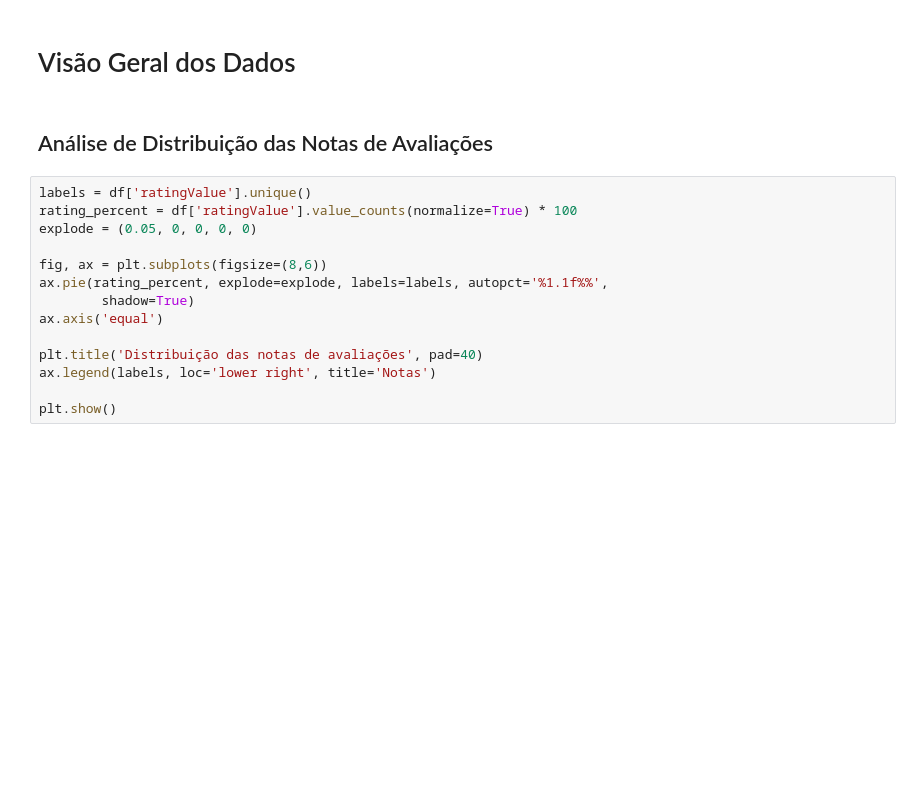
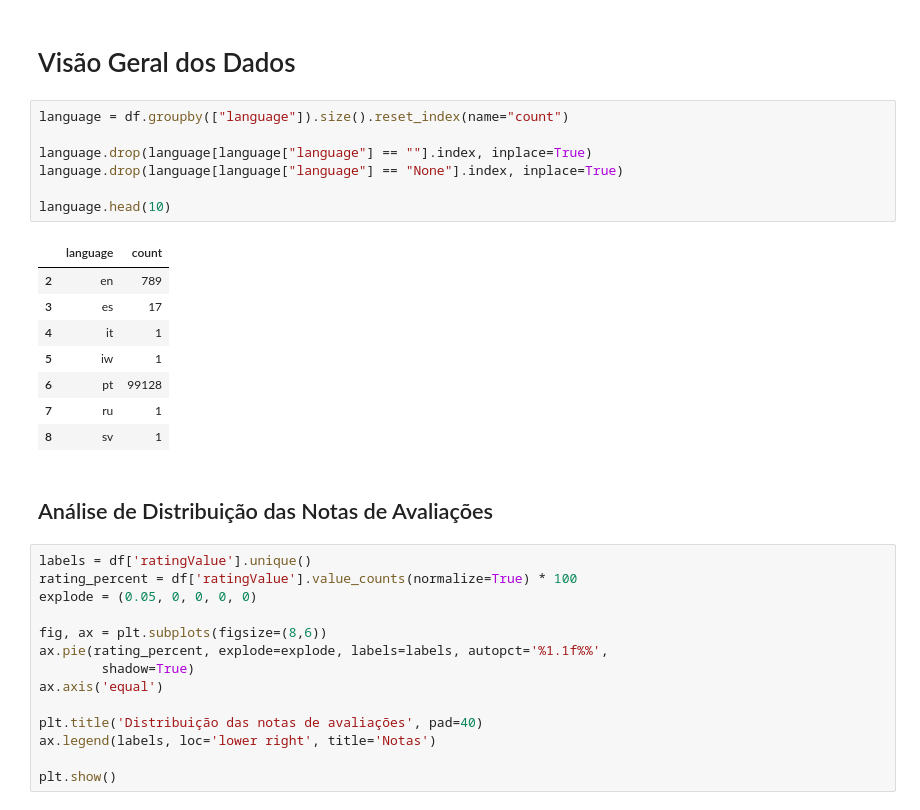
Before and after one commit to kidkmon/Sentiment-Analysis-TripAdvisor, a Jupyter notebook: Analise_sentimentos_TripAdvisor.ipynb, the cells around one changed output. Saved outputs shown, nothing was run; the diff lists cells and outputs as text; blank space fills up the shorter version.

Commit message:
feat: add analysis of language

```diff
--- a/Analise_sentimentos_TripAdvisor.ipynb
+++ b/Analise_sentimentos_TripAdvisor.ipynb
@@ -279,6 +279,22 @@ df.head()
 | 4 | Melhor hamburger! | O melhor hamburger que já comi! E... | pt | False | 28/04/2015 | 5 | {'name': 'Z Deli Sandwich Shop', ... | Rio de Janeiro | ... |
 # %% [markdown]
 # Visão Geral dos Dados
+# %%
+language = df.groupby(["language"]).size().reset_index(name="count")
+
+language.drop(language[language["language"] == ""].index, inplace=True)
+language.drop(language[language["language"] == "None"].index, inplace=True)
+
+language.head(10)
+# %% [output]
+|  | language | count |
+| 2 | en | 789 |
+| 3 | es | 17 |
+| 4 | it | 1 |
+| 5 | iw | 1 |
+| 6 | pt | 99128 |
+| 7 | ru | 1 |
+| 8 | sv | 1 |
 # %% [markdown]
 ## Análise de Distribuição das Notas de Avaliações
 # %%
```
